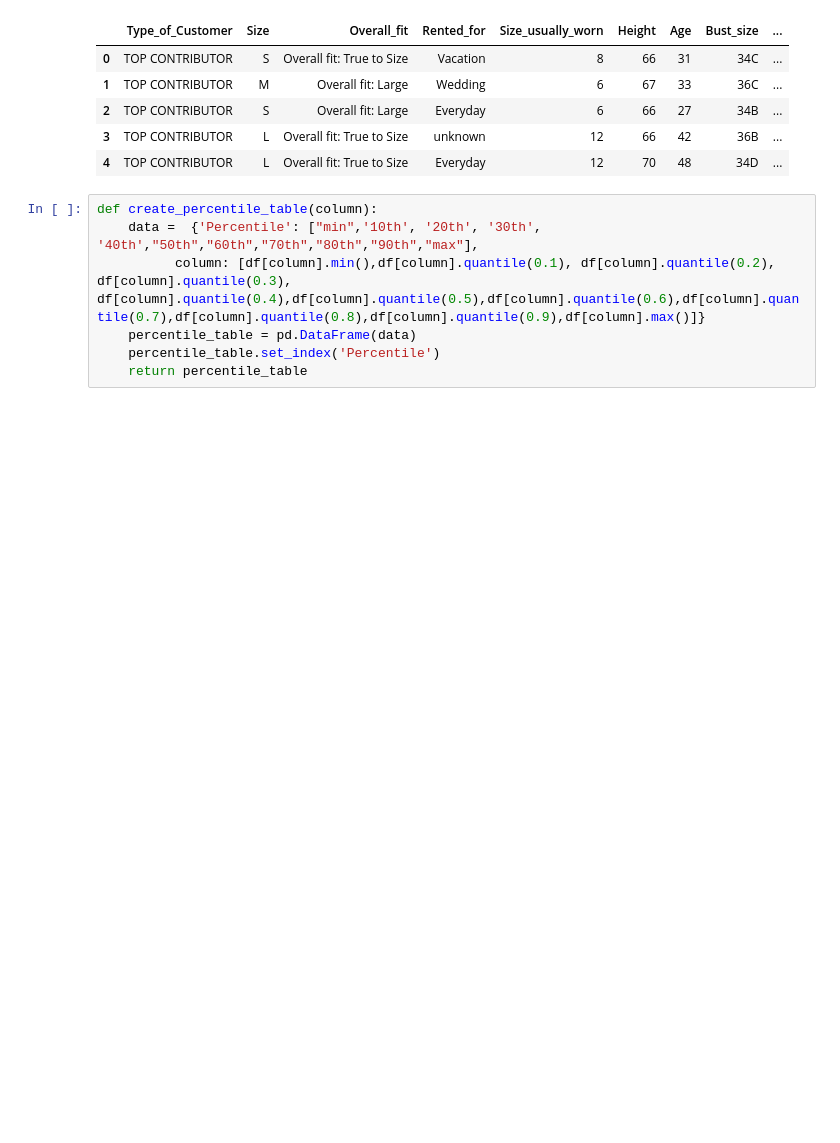
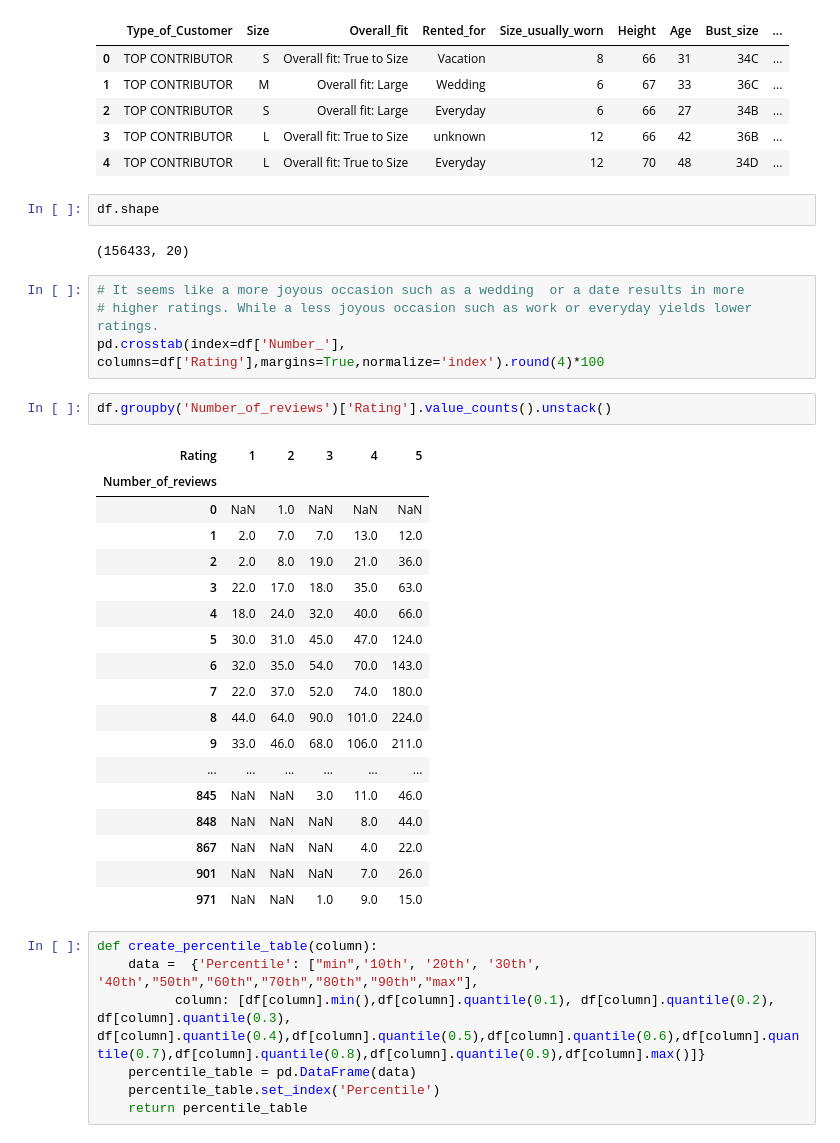
Before and after one commit to Kaayrapetov/Capstone, a Jupyter notebook: Code/III_EDA.ipynb, the cells around one changed output. Drawn from its saved outputs; the diff is of its cells as text; blank space fills up the shorter version.

```diff
--- a/Code/III_EDA.ipynb
+++ b/Code/III_EDA.ipynb
@@ -72,6 +52,35 @@ df.head()
 | 2 | TOP CONTRIBUTOR | S | Overall fit: Large | Everyday | 6 | 66 | 27 | 34B | ... |
 | 3 | TOP CONTRIBUTOR | L | Overall fit: True to Size | unknown | 12 | 66 | 42 | 36B | ... |
 | 4 | TOP CONTRIBUTOR | L | Overall fit: True to Size | Everyday | 12 | 70 | 48 | 34D | ... |
+# %%
+df.shape
+# %% [output]
+(156433, 20)
+# %%
+# It seems like a more joyous occasion such as a wedding  or a date results in more
+# higher ratings. While a less joyous occasion such as work or everyday yields lower ratings.
+pd.crosstab(index=df['Number_'], columns=df['Rating'],margins=True,normalize='index').round(4)*100
+# %%
+df.groupby('Number_of_reviews')['Rating'].value_counts().unstack()
+# %% [output]
+| Rating | 1 | 2 | 3 | 4 | 5 |
+| Number_of_reviews |  |  |  |  |  |
+| 0 | NaN | 1.0 | NaN | NaN | NaN |
+| 1 | 2.0 | 7.0 | 7.0 | 13.0 | 12.0 |
+| 2 | 2.0 | 8.0 | 19.0 | 21.0 | 36.0 |
+| 3 | 22.0 | 17.0 | 18.0 | 35.0 | 63.0 |
+| 4 | 18.0 | 24.0 | 32.0 | 40.0 | 66.0 |
+| 5 | 30.0 | 31.0 | 45.0 | 47.0 | 124.0 |
+| 6 | 32.0 | 35.0 | 54.0 | 70.0 | 143.0 |
+| 7 | 22.0 | 37.0 | 52.0 | 74.0 | 180.0 |
+| 8 | 44.0 | 64.0 | 90.0 | 101.0 | 224.0 |
+| 9 | 33.0 | 46.0 | 68.0 | 106.0 | 211.0 |
+| ... | ... | ... | ... | ... | ... |
+| 845 | NaN | NaN | 3.0 | 11.0 | 46.0 |
+| 848 | NaN | NaN | NaN | 8.0 | 44.0 |
+| 867 | NaN | NaN | NaN | 4.0 | 22.0 |
+| 901 | NaN | NaN | NaN | 7.0 | 26.0 |
+| 971 | NaN | NaN | 1.0 | 9.0 | 15.0 |
 # %%
 def create_percentile_table(column):
     data =  {'Percentile': ["min",'10th', '20th', '30th', '40th',"50th","60th","70th","80th","90th","max"],
```
Also changed, not shown: parts of 6 cells of this notebook, 4 other files.
